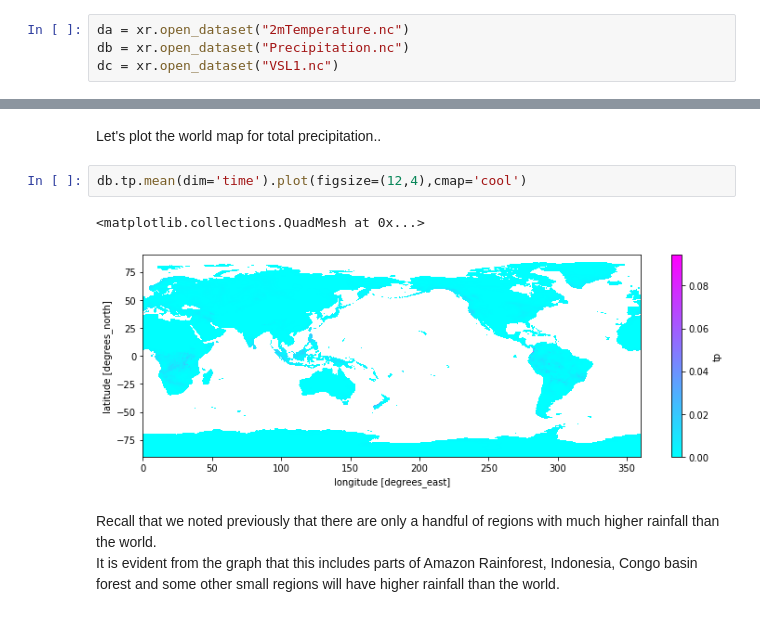
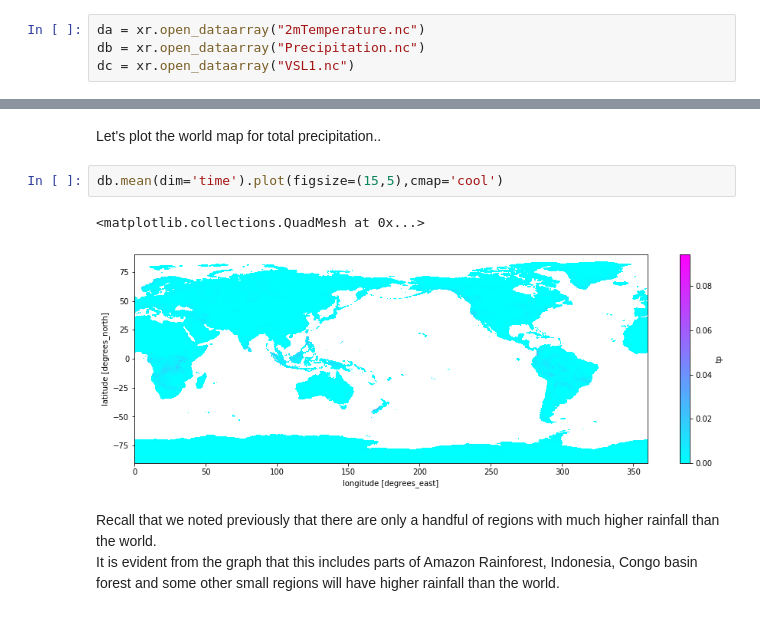
Before and after one commit to visvash/Climate-Informatics, a Jupyter notebook: Climate Informatics Project.ipynb, the cells around one changed output, grey strips where cells are left out. Drawn from its saved outputs; the diff is of its cells as text.

```diff
--- a/Climate Informatics Project.ipynb
+++ b/Climate Informatics Project.ipynb
@@ -8,9 +8,9 @@ import pandas as pd
 import xarray as xr
 import netCDF4
 # %%
-da = xr.open_dataset("2mTemperature.nc")
-db = xr.open_dataset("Precipitation.nc")
-dc = xr.open_dataset("VSL1.nc")
+da = xr.open_dataarray("2mTemperature.nc")
+db = xr.open_dataarray("Precipitation.nc")
+dc = xr.open_dataarray("VSL1.nc")
 # %% [markdown]
 ### Let's first study the Datasets!
 # %%
@@ -291,10 +247,10 @@ We will try to find later if we can get some relation between them..
 # %% [markdown]
 Let's plot the world map for total precipitation..
 # %%
-db.tp.mean(dim='time').plot(figsize=(12,4),cmap='cool')
+db.mean(dim='time').plot(figsize=(15,5),cmap='cool')
 # %% [output]
 <matplotlib.collections.QuadMesh at 0x...>
-[figure, old version]
+[figure, new version]
 # %% [markdown]
 Recall that we noted previously that there are only a handful of regions with much higher rainfall than the world.
 It is evident from the graph that this includes parts of Amazon Rainforest, Indonesia, Congo basin forest and some other small regions will have higher rainfall than the world.
```
Also changed, not shown: parts of 92 cells of this notebook.
